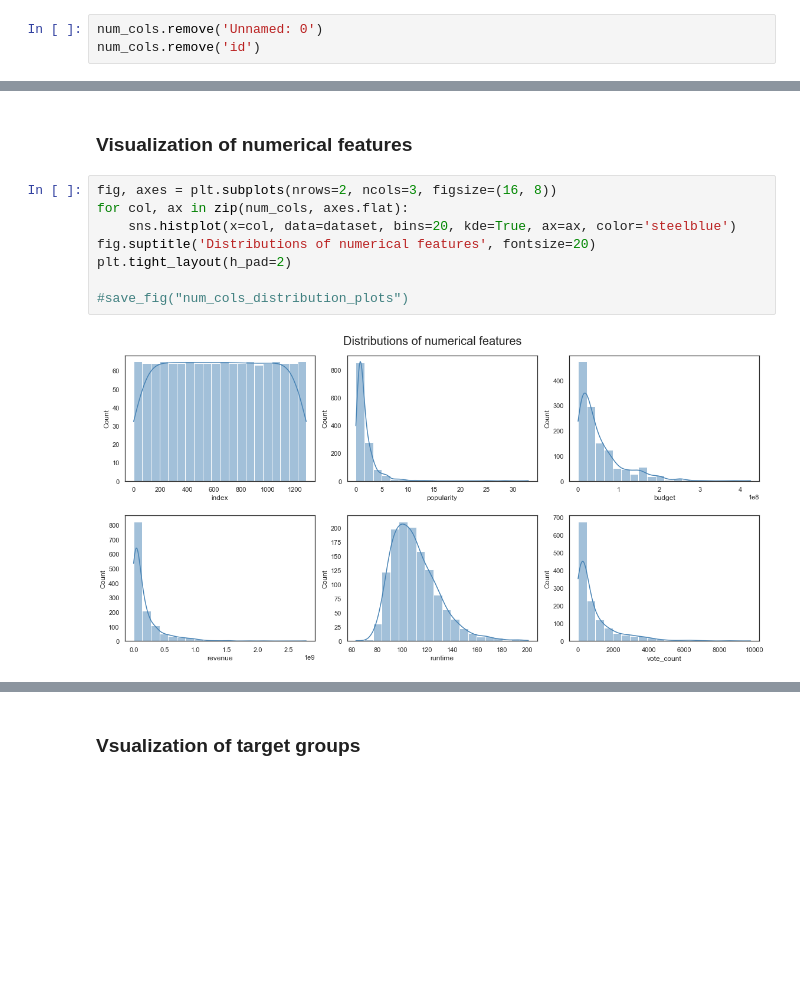
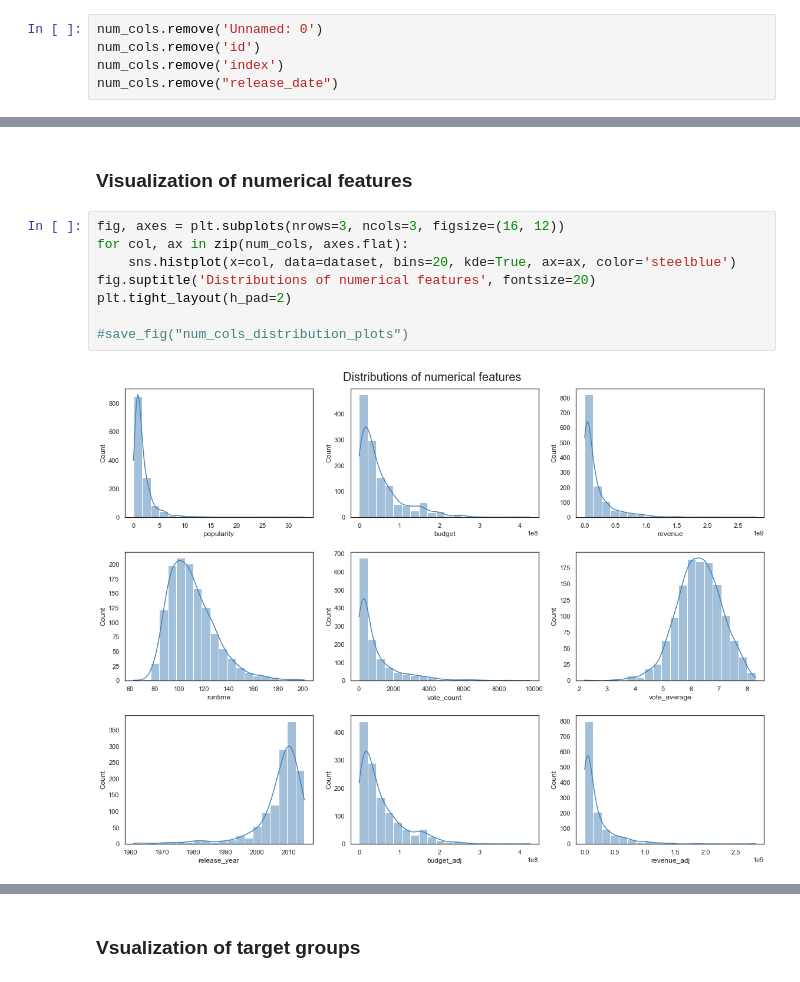
Before and after one commit to guimath/TMDb-Data-Mining, a Jupyter notebook: Movie_analysis.ipynb, the cells around one changed output, grey strips where cells are left out. Saved outputs shown, nothing was run; the diff lists cells and outputs as text; blank space fills up the shorter version.

```diff
--- a/Movie_analysis.ipynb
+++ b/Movie_analysis.ipynb
@@ -138,3 +138,5 @@ num_cols.append('release_date')
 # %%
 num_cols.remove('Unnamed: 0')
 num_cols.remove('id')
+num_cols.remove('index')
+num_cols.remove("release_date")
@@ -141,12 +155,12 @@ num_cols.remove('id')
 # %% [markdown]
 ### Visualization of numerical features
 # %%
-fig, axes = plt.subplots(nrows=2, ncols=3, figsize=(16, 8))
+fig, axes = plt.subplots(nrows=3, ncols=3, figsize=(16, 12))
 for col, ax in zip(num_cols, axes.flat):
     sns.histplot(x=col, data=dataset, bins=20, kde=True, ax=ax, color='steelblue')
 fig.suptitle('Distributions of numerical features', fontsize=20)
 plt.tight_layout(h_pad=2)
 
 #save_fig("num_cols_distribution_plots")
 # %% [output]
-[figure, old version]
+[figure, new version]
```
Also changed, not shown: parts of 5 cells of this notebook.
